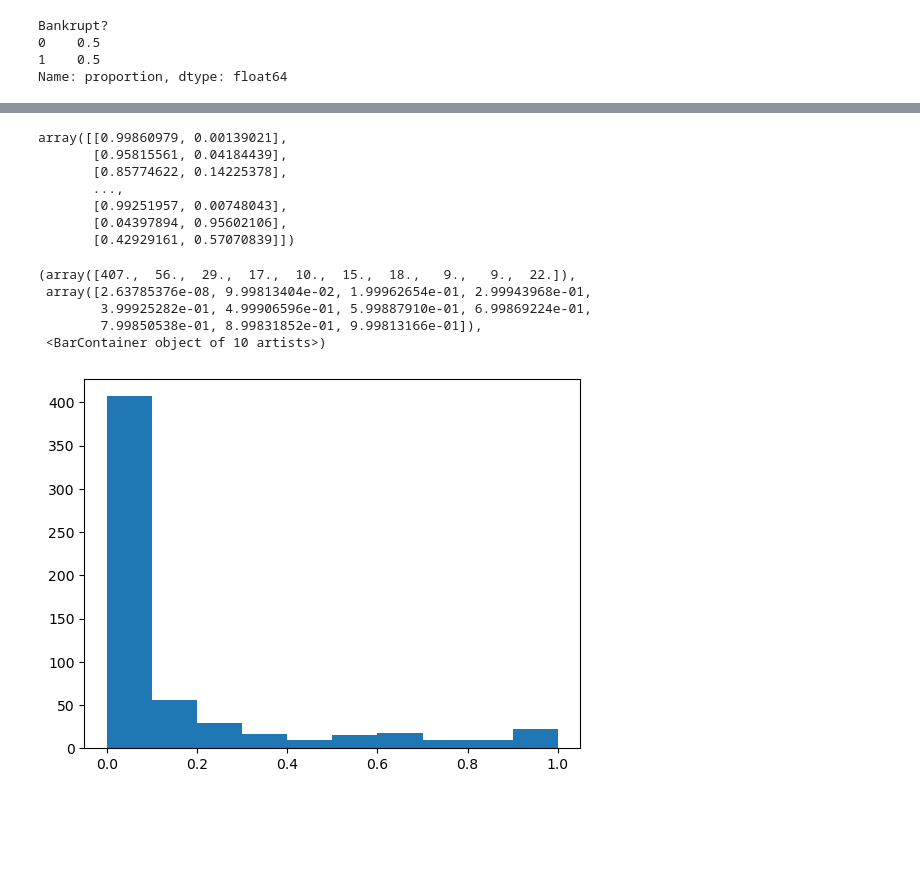
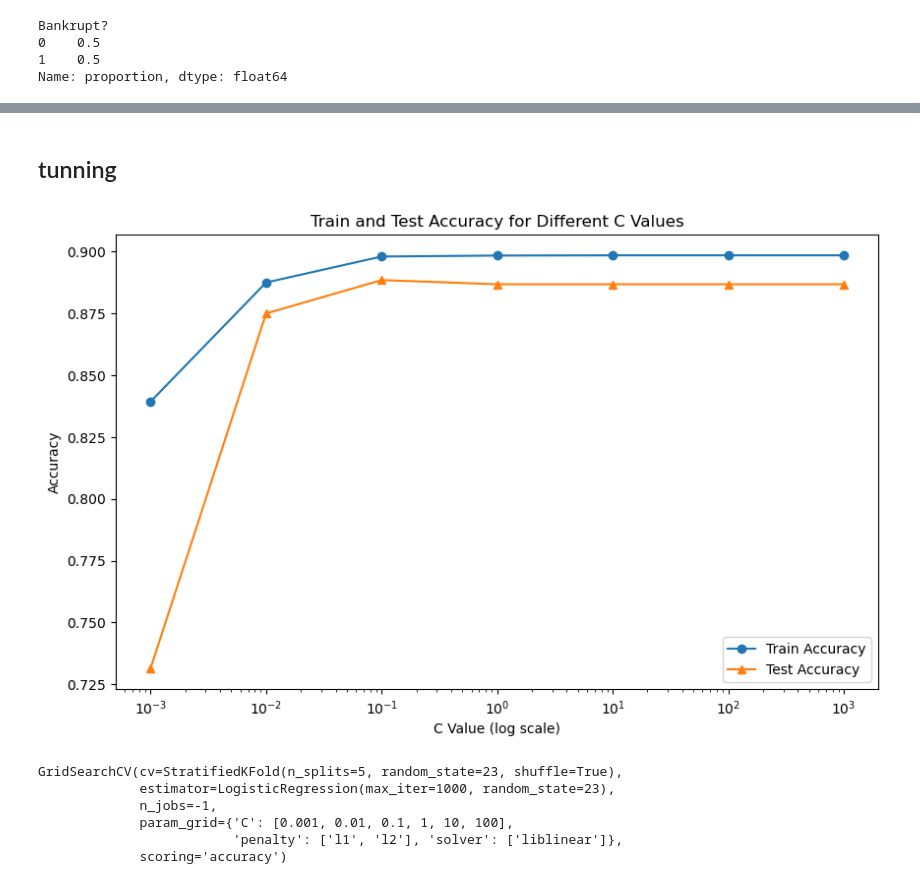
Before and after one commit to SerjWeesp/ml-python, a Jupyter notebook: bankrupt_with_logreg.ipynb, the cells around one changed output, grey strips where cells are left out. Drawn from its saved outputs; the diff is of its cells as text; code cells hidden in the pictures; blank space fills up the shorter version.

Commit message:
Implemented transformation, assessment, tunning

```diff
--- a/bankrupt_with_logreg.ipynb
+++ b/bankrupt_with_logreg.ipynb
@@ -293,10 +578,0 @@ weighted avg       0.97      0.90      0.93       592
-# %%
-probs
-# %% [output]
-array([[0.99860979, 0.00139021],
-       [0.95815561, 0.04184439],
-       [0.85774622, 0.14225378],
-       ...,
-       [0.99251957, 0.00748043],
-       [0.04397894, 0.95602106],
-       [0.42929161, 0.57070839]])
@@ -305,10 +579,8 @@ probs_1 = [probs[i][1] for i in range(len(probs))]
-# %%
-fig, ax = plt.subplots()
-ax.hist(probs_1)
-# %% [output]
-(array([407.,  56.,  29.,  17.,  10.,  15.,  18.,   9.,   9.,  22.]),
- array([2.63785376e-08, 9.99813404e-02, 1.99962654e-01, 2.99943968e-01,
-        3.99925282e-01, 4.99906596e-01, 5.99887910e-01, 6.99869224e-01,
-        7.99850538e-01, 8.99831852e-01, 9.99813166e-01]),
- <BarContainer object of 10 artists>)
-[figure, removed]
+# %% [markdown]
+## tunning
+# %%
+# Test accuracy is higher than train - lets try to improve test accuracy be regularization
+C_values = [0.001, 0.01, 0.1, 1, 10, 100, 1000]
+grid_log_c(X_train_smote, y_train_smote, X_test_final, y_test, C_values)
+# %% [output]
+[figure, added]
@@ -314,0 +595,12 @@ ax.hist(probs_1)
+# %%
+cv = StratifiedKFold(n_splits=5, shuffle=True, random_state=SEED) #cross-validation
+grid_search = GridSearchCV(LogisticRegression(random_state = SEED, max_iter = 1000), param_grid, cv=cv, scoring='accuracy',
+                          n_jobs = -1)
+grid_search.fit(X_train_smote, y_train_smote)
+# %% [output]
+GridSearchCV(cv=StratifiedKFold(n_splits=5, random_state=23, shuffle=True),
+             estimator=LogisticRegression(max_iter=1000, random_state=23),
+             n_jobs=-1,
+             param_grid={'C': [0.001, 0.01, 0.1, 1, 10, 100],
+                         'penalty': ['l1', 'l2'], 'solver': ['liblinear']},
+             scoring='accuracy')
```
Also changed, not shown: parts of 33 cells of this notebook.
